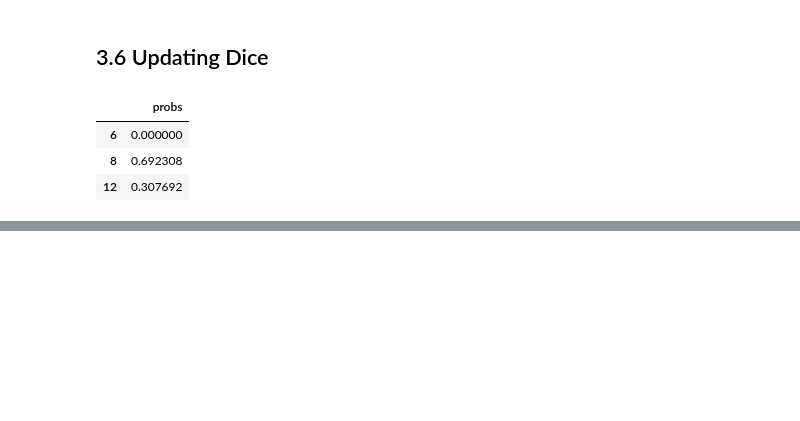
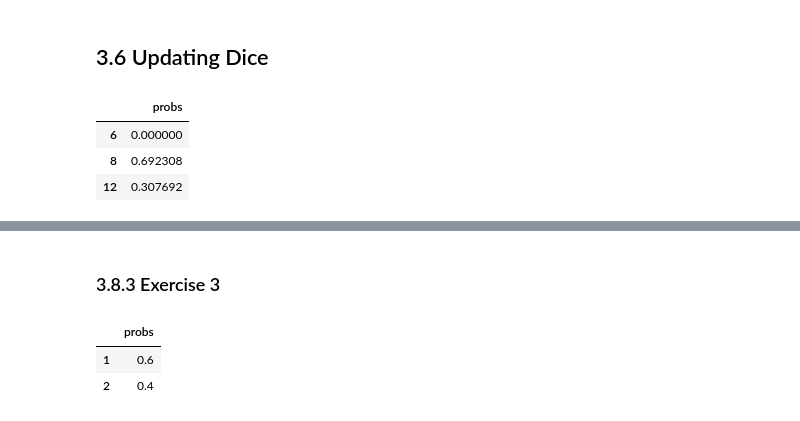
Before and after one commit to Xupeiyi/think-bayes, a Jupyter notebook: chapter3.ipynb, the cells around one changed output, grey strips where cells are left out. Drawn from its saved outputs; the diff is of its cells as text; code cells hidden in the pictures; blank space fills up the shorter version.

```diff
--- a/chapter3.ipynb
+++ b/chapter3.ipynb
@@ -122,0 +166,18 @@ pmf
+# %% [markdown]
+### 3.8.3 Exercise 3
+# %%
+prior = Pmf(
+    index=[1, 2],  # index of drawer
+    data=[1/2, 1/2]
+)
+likelihood = [2 * 1/4, 3 * 1/9]  # likelihood of getting a pair of socks from each drawer
+posterior = prior * likelihood
+posterior.normalize()
+
+# given that we get a pair of socks
+# probability of they are from drawer 1 and they are white
+posterior.loc[1] / 2
+# %% [output]
+|  | probs |
+| 1 | 0.6 |
+| 2 | 0.4 |
```
Also changed, not shown: parts of 10 cells of this notebook.
